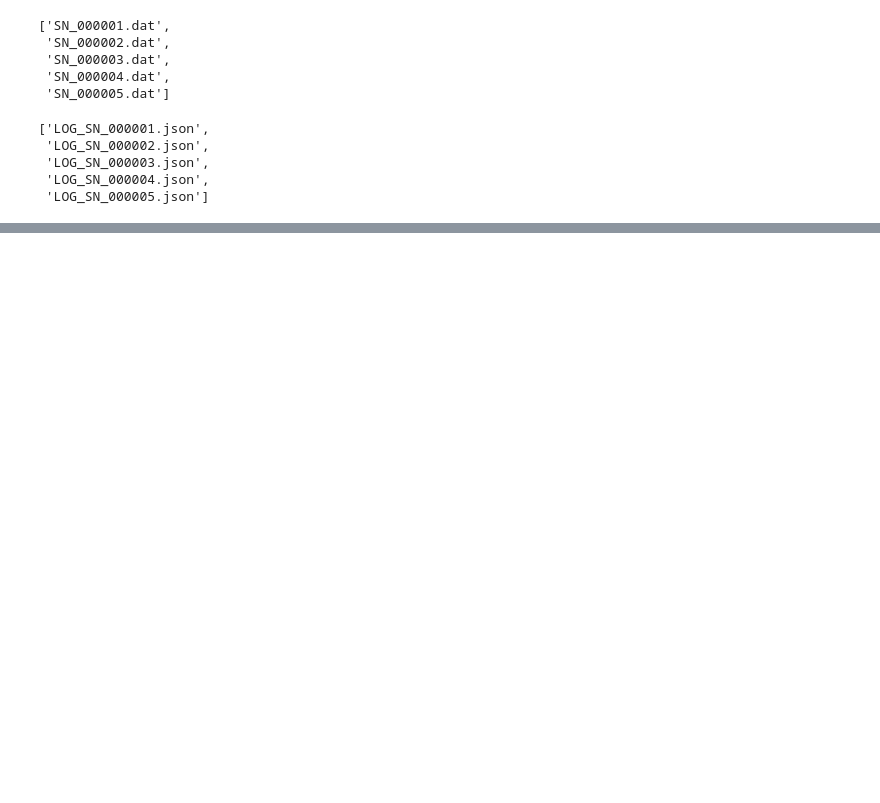
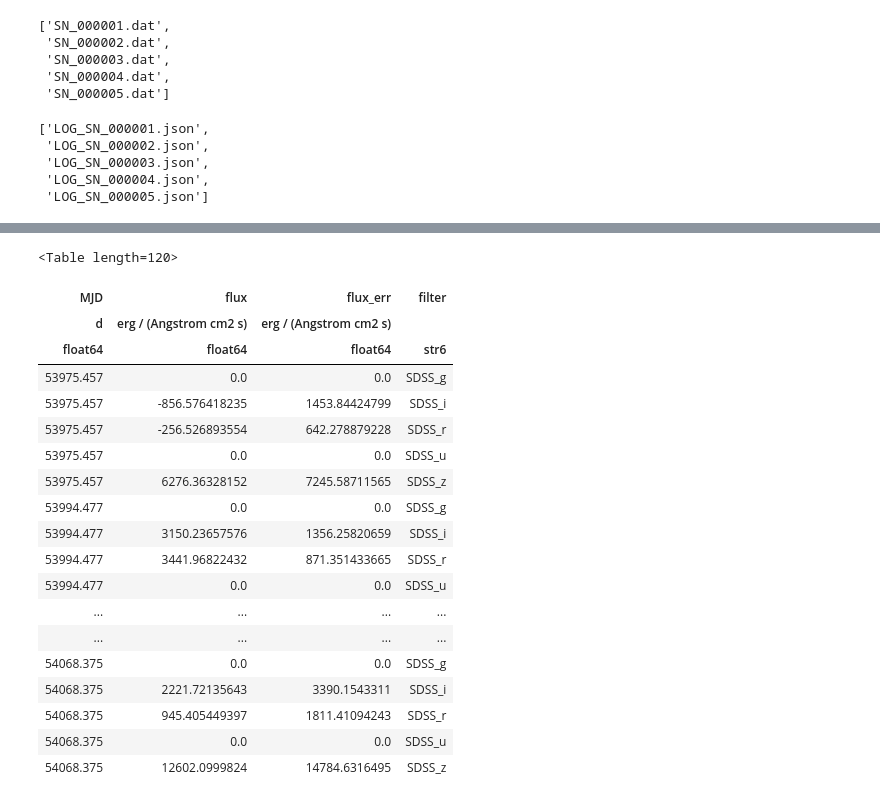
Before and after one commit to RobFirth/LSST_tools, a Jupyter notebook: lsst_tools/sims/notebooks/Check SDSS Sims.ipynb, the cells around one changed output, grey strips where cells are left out. Drawn from its saved outputs; the diff is of its cells as text; code cells hidden in the pictures; blank space fills up the shorter version.

```diff
--- a/lsst_tools/sims/notebooks/Check SDSS Sims.ipynb
+++ b/lsst_tools/sims/notebooks/Check SDSS Sims.ipynb
@@ -61,4 +61,27 @@ for i, snpath in enumerate(outlist):
 ... (12 outputs left out)
+# %%
+p.phot
+# %% [output]
+<Table length=120>
+| MJD | flux | flux_err | filter |
+| d | erg / (Angstrom cm2 s) | erg / (Angstrom cm2 s) |  |
+| float64 | float64 | float64 | str6 |
+| 53975.457 | 0.0 | 0.0 | SDSS_g |
+| 53975.457 | -856.576418235 | 1453.84424799 | SDSS_i |
+| 53975.457 | -256.526893554 | 642.278879228 | SDSS_r |
+| 53975.457 | 0.0 | 0.0 | SDSS_u |
+| 53975.457 | 6276.36328152 | 7245.58711565 | SDSS_z |
+| 53994.477 | 0.0 | 0.0 | SDSS_g |
+| 53994.477 | 3150.23657576 | 1356.25820659 | SDSS_i |
+| 53994.477 | 3441.96822432 | 871.351433665 | SDSS_r |
+| 53994.477 | 0.0 | 0.0 | SDSS_u |
+| ... | ... | ... | ... |
+| ... | ... | ... | ... |
+| 54068.375 | 0.0 | 0.0 | SDSS_g |
+| 54068.375 | 2221.72135643 | 3390.1543311 | SDSS_i |
+| 54068.375 | 945.405449397 | 1811.41094243 | SDSS_r |
+| 54068.375 | 0.0 | 0.0 | SDSS_u |
+| 54068.375 | 12602.0999824 | 14784.6316495 | SDSS_z |
 # %%
 # df = pd.DataFrame()
 verbose = False
```
Also changed, not shown: parts of 10 cells of this notebook.
